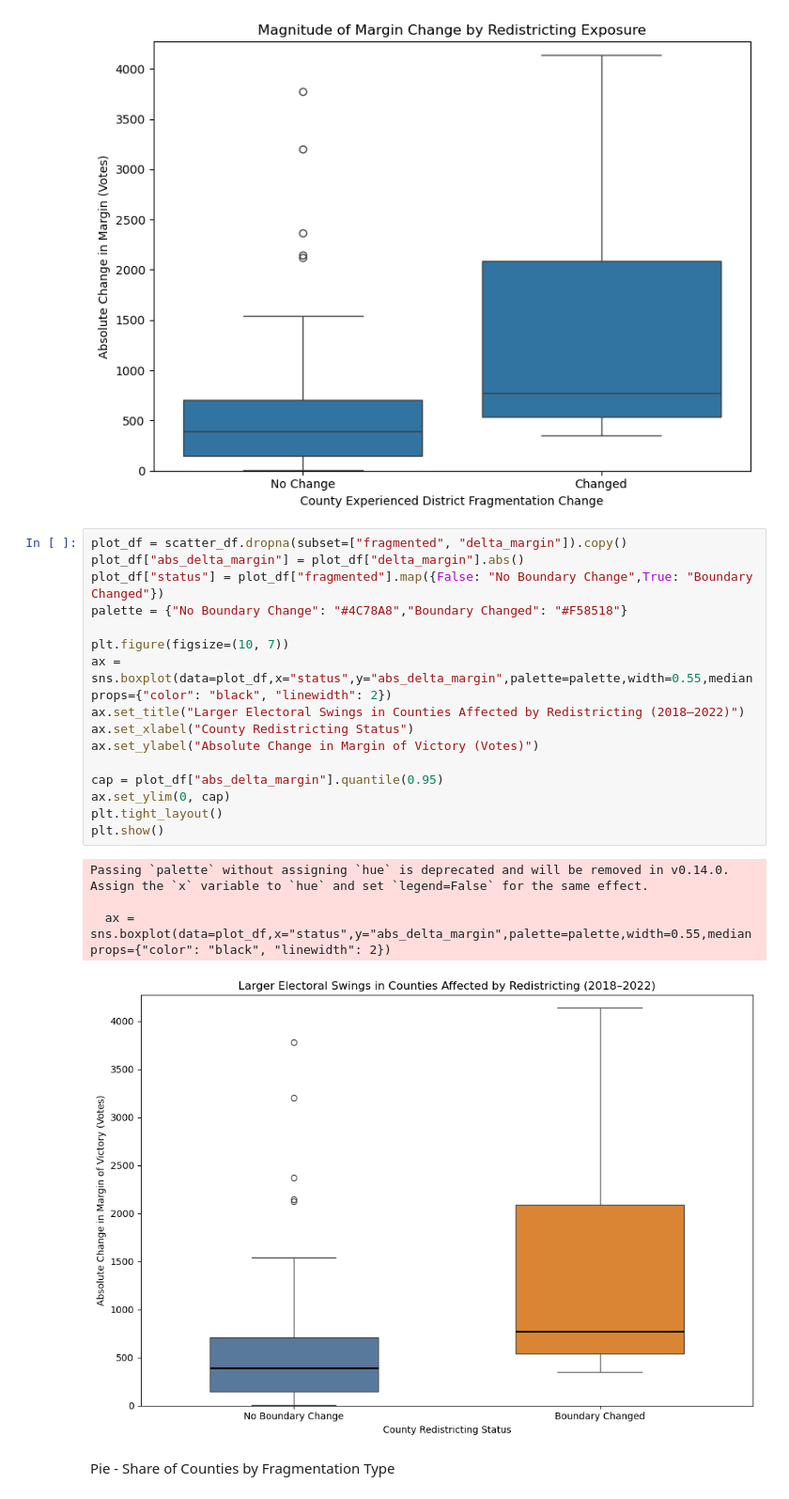
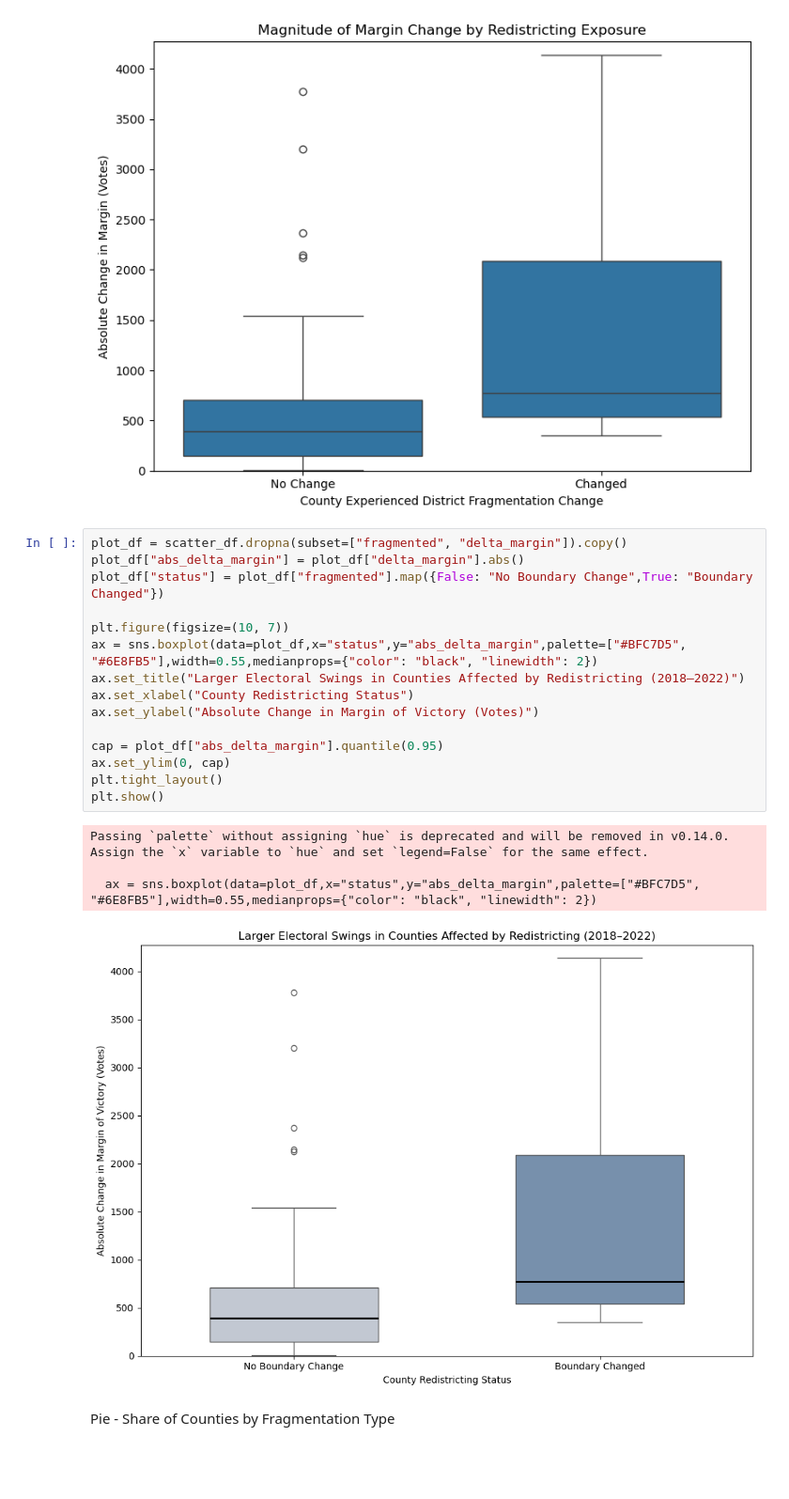
Before and after one commit to kanakgupta624/tn-redistricting-votingpatterns, a Jupyter notebook: Notebooks/Redistricting_Election_Geospatial.ipynb, the cells around one changed output. Shown at 94% size. Saved outputs shown, nothing was run; the diff lists cells and outputs as text; blank space fills up the shorter version.

```diff
--- a/Notebooks/Redistricting_Election_Geospatial.ipynb
+++ b/Notebooks/Redistricting_Election_Geospatial.ipynb
@@ -1550,24 +1548,23 @@ plt.tight_layout()
 # %%
 plot_df = scatter_df.dropna(subset=["fragmented", "delta_margin"]).copy()
 plot_df["abs_delta_margin"] = plot_df["delta_margin"].abs()
 plot_df["status"] = plot_df["fragmented"].map({False: "No Boundary Change",True: "Boundary Changed"})
-palette = {"No Boundary Change": "#4C78A8","Boundary Changed": "#F58518"}
 
 plt.figure(figsize=(10, 7))
-ax = sns.boxplot(data=plot_df,x="status",y="abs_delta_margin",palette=palette,width=0.55,medianprops={"color": "black", "linewidth": 2})
+ax = sns.boxplot(data=plot_df,x="status",y="abs_delta_margin",palette=["#BFC7D5", "#6E8FB5"],width=0.55,medianprops={"color": "black", "linewidth": 2})
 ax.set_title("Larger Electoral Swings in Counties Affected by Redistricting (2018–2022)")
 ax.set_xlabel("County Redistricting Status")
 ax.set_ylabel("Absolute Change in Margin of Victory (Votes)")
 
 cap = plot_df["abs_delta_margin"].quantile(0.95)
 ax.set_ylim(0, cap)
 plt.tight_layout()
 plt.show()
 # %% [output]
 Passing `palette` without assigning `hue` is deprecated and will be removed in v0.14.0. Assign the `x` variable to `hue` and set `legend=False` for the same effect.
 
-  ax = sns.boxplot(data=plot_df,x="status",y="abs_delta_margin",palette=palette,width=0.55,medianprops={"color": "black", "linewidth": 2})
+  ax = sns.boxplot(data=plot_df,x="status",y="abs_delta_margin",palette=["#BFC7D5", "#6E8FB5"],width=0.55,medianprops={"color": "black", "linewidth": 2})
-[figure, old version]
+[figure, new version]
 # %% [markdown]
 Pie - Share of Counties by Fragmentation Type
 # %%
```
Also changed, not shown: parts of 11 cells of this notebook, 3 other files.
